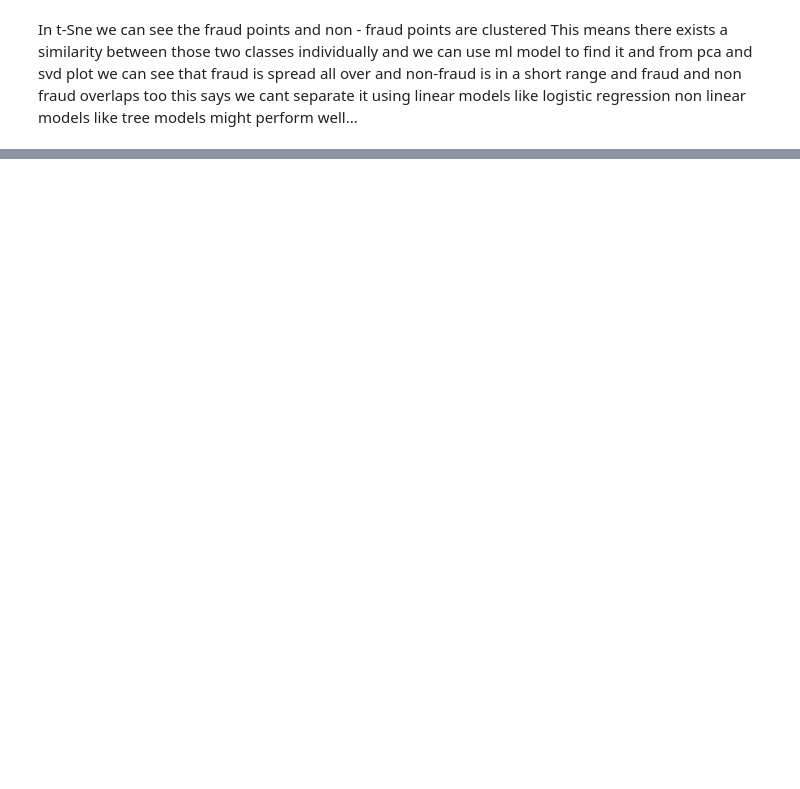
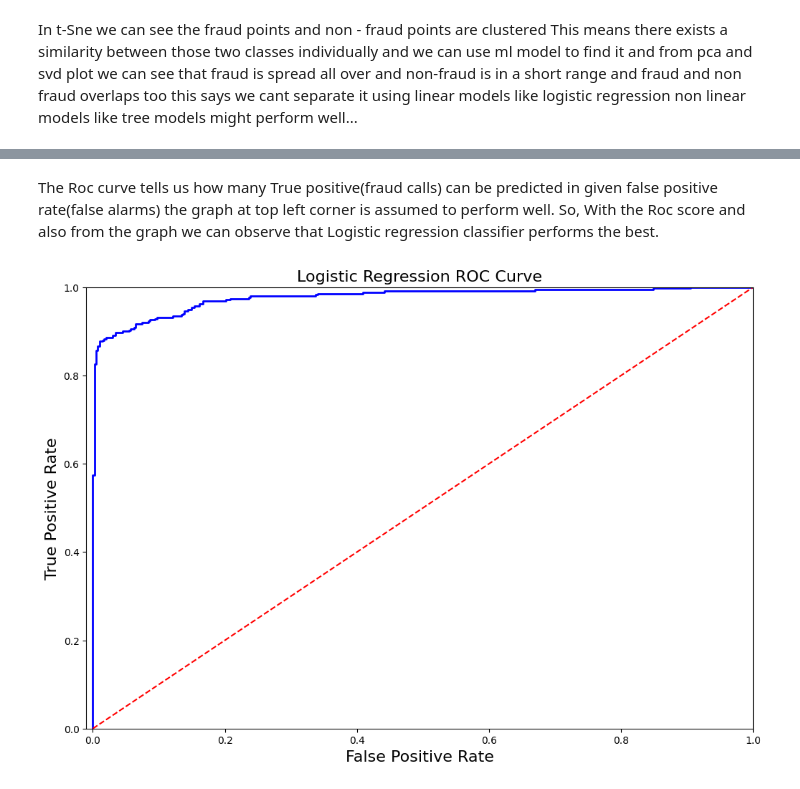
Before and after one commit to justleviackermann/credit_card_fraud_detection, a Jupyter notebook: creditmodel.ipynb, the cells around one changed output, grey strips where cells are left out. Cells and saved outputs as stored; diff of their text form; code cells hidden in the pictures; blank space fills up the shorter version.

```diff
--- a/creditmodel.ipynb
+++ b/creditmodel.ipynb
@@ -552,0 +764,19 @@ DecisionTree Classifier Cross Validation Score 91.27%
+# %% [markdown]
+The Roc curve tells us how many True positive(fraud calls) can be predicted in given false positive rate(false alarms) the graph at top left corner
+is assumed to perform well.
+So, With the Roc score and also from the graph we can observe that Logistic regression classifier performs the best.
+# %%
+#Now lets observe the Logistic regression curve alone
+def log_reg_roc_curve(log_fpr, log_tpr):
+    plt.figure(figsize=(12,8))
+    plt.title('Logistic Regression ROC Curve', fontsize=16)
+    plt.plot(log_fpr, log_tpr, 'b-', linewidth=2)
+    plt.plot([0, 1], [0, 1], 'r--')
+    plt.xlabel('False Positive Rate', fontsize=16)
+    plt.ylabel('True Positive Rate', fontsize=16)
+    plt.axis([-0.01,1,0,1])
+
+log_reg_roc_curve(log_fpr, log_tpr)
+plt.show()
+# %% [output]
+[figure, added]
```
Also changed, not shown: parts of 21 cells of this notebook.
